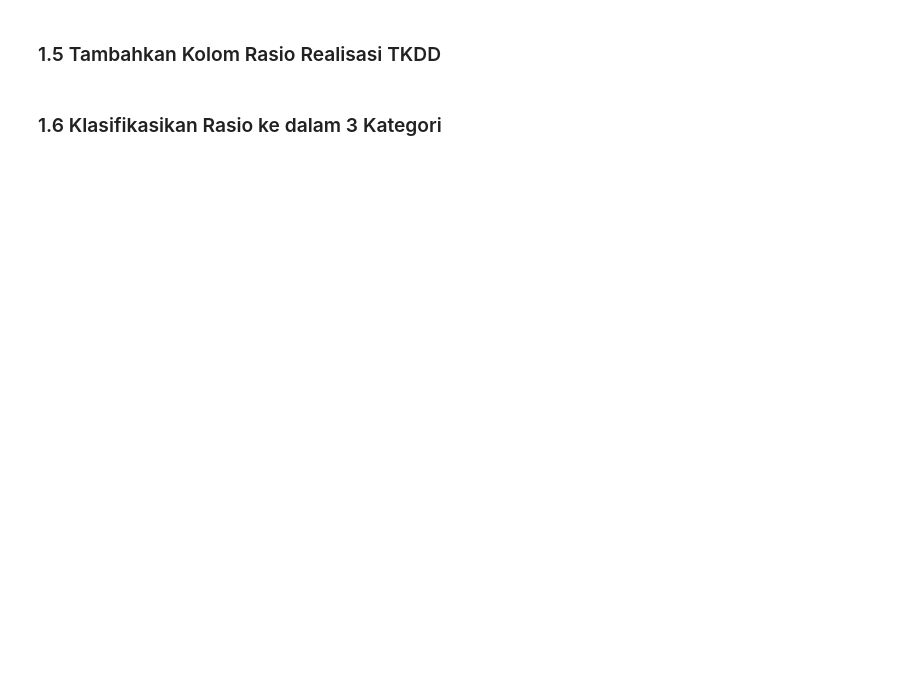
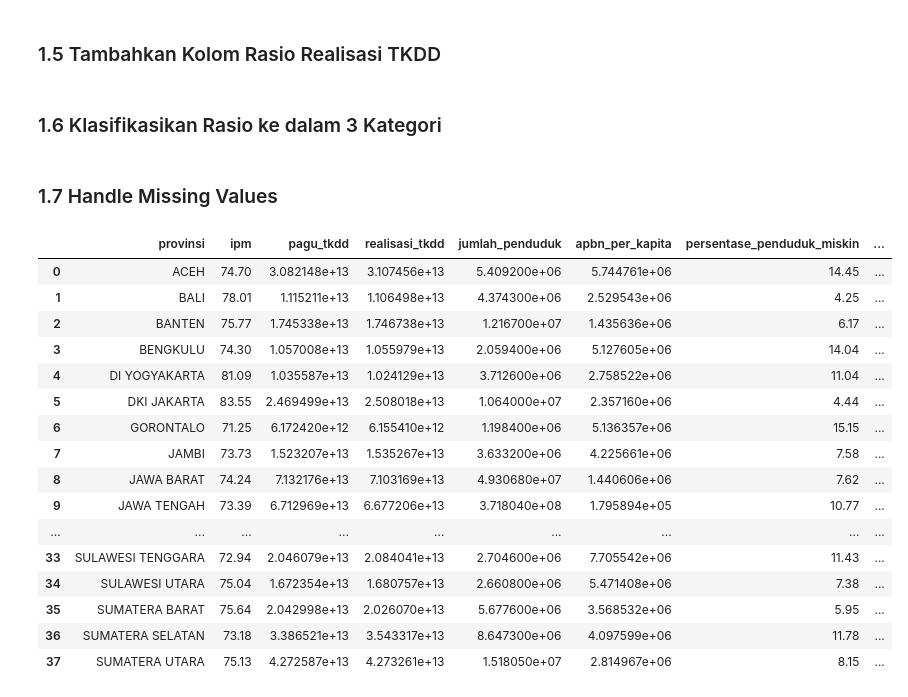
Before and after one commit to badzlan/techfest-elims, a Jupyter notebook: EDA_tipiel_IPB.ipynb, the cells around one changed output. Drawn from its saved outputs; the diff is of its cells as text; code cells hidden in the pictures; blank space fills up the shorter version.

Commit message:
Handle Missing Values

```diff
--- a/EDA_tipiel_IPB.ipynb
+++ b/EDA_tipiel_IPB.ipynb
@@ -237,2 +234,66 @@ def klasifikasi_realisasi(rasio):
 
 df['kategori_realisasi_%'] = df['rasio_realisasi'].apply(klasifikasi_realisasi)
+# %% [markdown]
+### 1.7 Handle Missing Values
+# %%
+# --- 2. List provinsi di Sulawesi ---
+sulawesi_provinces = [
+    "SULAWESI UTARA", "SULAWESI TENGAH", "SULAWESI SELATAN",
+    "SULAWESI TENGGARA", "SULAWESI BARAT", "GORONTALO"
+]
+
+# --- 3. Kolom yang akan diimputasi ---
+target_columns = [
+    'pagu_tkdd', 'realisasi_tkdd', 'apbn_per_kapita',
+]
+
+# --- 4. Imputasi hanya untuk provinsi Sulawesi ---
+for col in target_columns:
+    mean_val = df[df['provinsi'].isin(sulawesi_provinces)][col].mean()
+    df.loc[df['provinsi'] == 'SULAWESI UTARA', col] = mean_val
+# %%
+# ipm papua = median nasional
+# jumlah penduduk dan apbn = mean regional
+# persentase penduduk miskin = mean regional
+
+papua_regional = ['PAPUA BARAT DAYA', 'PAPUA PEGUNUNGAN', 'PAPUA SELATAN', 'PAPUA TENGAH', 'PAPUA', 'PAPUA BARAT']
+
+# handle ipm
+papua_ipm = ['PAPUA BARAT DAYA', 'PAPUA PEGUNUNGAN', 'PAPUA SELATAN', 'PAPUA TENGAH']
+
+for prov in papua_ipm :
+  df.loc[df['provinsi'] == prov, 'ipm'] = df['ipm'].median()
+
+# handle apbn, jumlah penduduk, persen penduduk miskin
+papua_penduduk_apbn = ['PAPUA PEGUNUNGAN', 'PAPUA SELATAN']
+col_papua_penduduk_apbn = ['jumlah_penduduk', 'apbn_per_kapita']
+
+for prov in papua_penduduk_apbn :
+  for col in col_papua_penduduk_apbn :
+    df.loc[df['provinsi'] == prov, col] = df[df['provinsi'].isin(papua_regional)][col].mean()
+
+# handle persentase penduduk miskin
+papua_persentase_miskin = ['PAPUA BARAT DAYA', 'PAPUA PEGUNUNGAN', 'PAPUA SELATAN', 'PAPUA TENGAH']
+
+for prov in papua_persentase_miskin :
+  df.loc[df['provinsi'] == prov, 'persentase_penduduk_miskin'] = df[df['provinsi'].isin(papua_regional)]['persentase_penduduk_miskin'].mean()
+# %%
+df
+# %% [output]
+|  | provinsi | ipm | pagu_tkdd | realisasi_tkdd | jumlah_penduduk | apbn_per_kapita | persentase_penduduk_miskin | ... |
+| 0 | ACEH | 74.70 | 3.082148e+13 | 3.107456e+13 | 5.409200e+06 | 5.744761e+06 | 14.45 | ... |
+| 1 | BALI | 78.01 | 1.115211e+13 | 1.106498e+13 | 4.374300e+06 | 2.529543e+06 | 4.25 | ... |
+| 2 | BANTEN | 75.77 | 1.745338e+13 | 1.746738e+13 | 1.216700e+07 | 1.435636e+06 | 6.17 | ... |
+| 3 | BENGKULU | 74.30 | 1.057008e+13 | 1.055979e+13 | 2.059400e+06 | 5.127605e+06 | 14.04 | ... |
+| 4 | DI YOGYAKARTA | 81.09 | 1.035587e+13 | 1.024129e+13 | 3.712600e+06 | 2.758522e+06 | 11.04 | ... |
+| 5 | DKI JAKARTA | 83.55 | 2.469499e+13 | 2.508018e+13 | 1.064000e+07 | 2.357160e+06 | 4.44 | ... |
+| 6 | GORONTALO | 71.25 | 6.172420e+12 | 6.155410e+12 | 1.198400e+06 | 5.136357e+06 | 15.15 | ... |
+| 7 | JAMBI | 73.73 | 1.523207e+13 | 1.535267e+13 | 3.633200e+06 | 4.225661e+06 | 7.58 | ... |
+| 8 | JAWA BARAT | 74.24 | 7.132176e+13 | 7.103169e+13 | 4.930680e+07 | 1.440606e+06 | 7.62 | ... |
+| 9 | JAWA TENGAH | 73.39 | 6.712969e+13 | 6.677206e+13 | 3.718040e+08 | 1.795894e+05 | 10.77 | ... |
+| ... | ... | ... | ... | ... | ... | ... | ... | ... |
+| 33 | SULAWESI TENGGARA | 72.94 | 2.046079e+13 | 2.084041e+13 | 2.704600e+06 | 7.705542e+06 | 11.43 | ... |
+| 34 | SULAWESI UTARA | 75.04 | 1.672354e+13 | 1.680757e+13 | 2.660800e+06 | 5.471408e+06 | 7.38 | ... |
+| 35 | SUMATERA BARAT | 75.64 | 2.042998e+13 | 2.026070e+13 | 5.677600e+06 | 3.568532e+06 | 5.95 | ... |
+| 36 | SUMATERA SELATAN | 73.18 | 3.386521e+13 | 3.543317e+13 | 8.647300e+06 | 4.097599e+06 | 11.78 | ... |
+| 37 | SUMATERA UTARA | 75.13 | 4.272587e+13 | 4.273261e+13 | 1.518050e+07 | 2.814967e+06 | 8.15 | ... |
```
Also changed, not shown: parts of 3 cells of this notebook.
